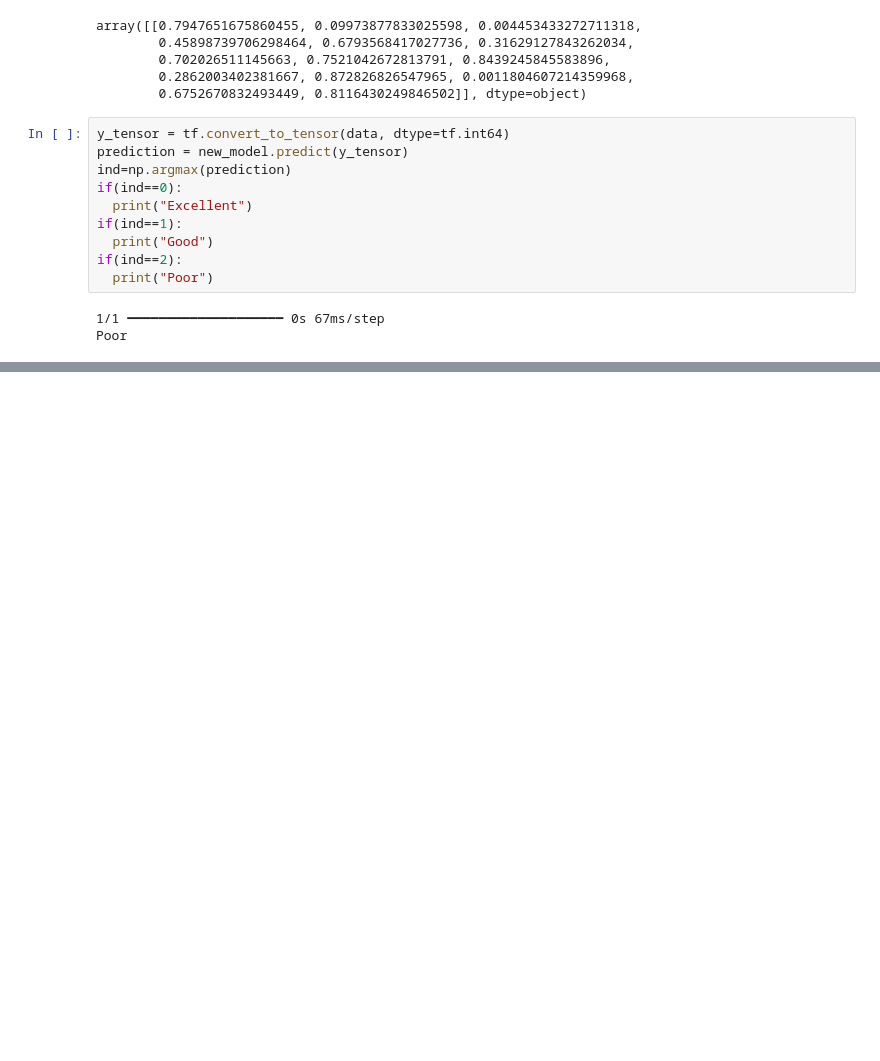
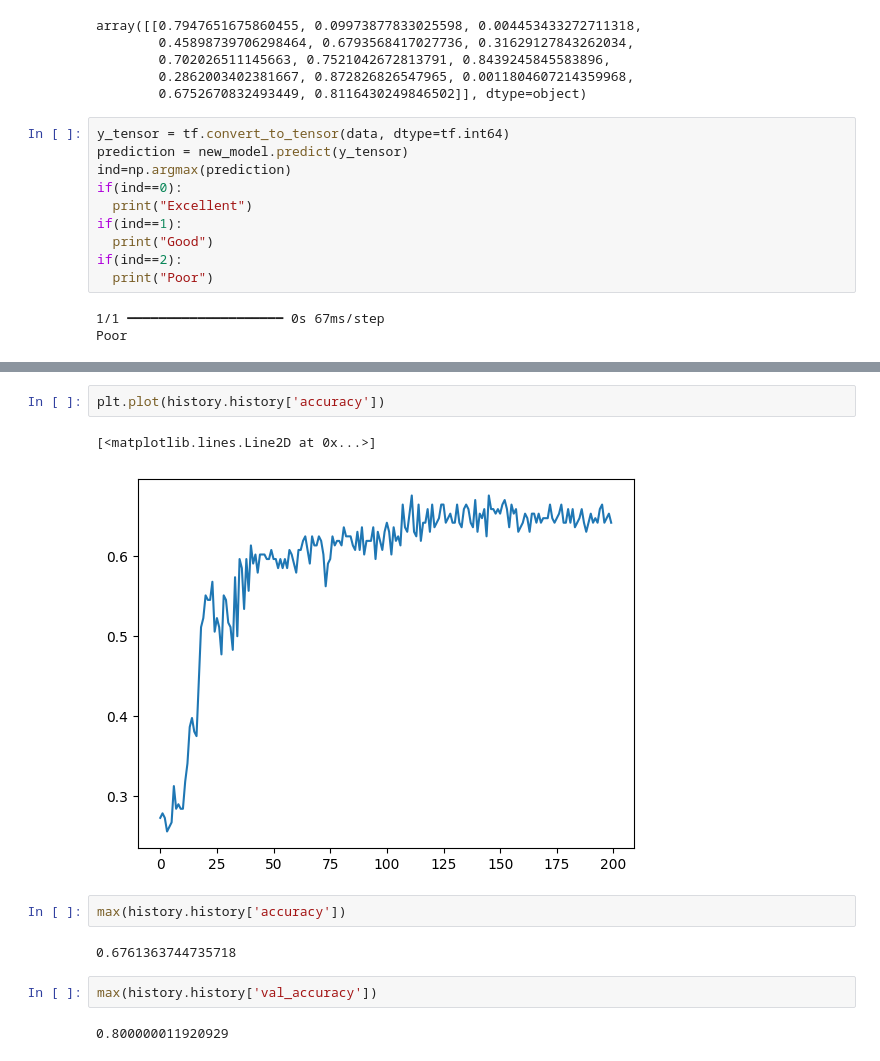
Before and after one commit to vvrgit/Aquaculture, a Jupyter notebook: Aquaculture_DNN_Spec.ipynb, the cells around one changed output, grey strips where cells are left out. Cells and saved outputs as stored; diff of their text form; blank space fills up the shorter version.

```diff
--- a/Aquaculture_DNN_Spec.ipynb
+++ b/Aquaculture_DNN_Spec.ipynb
@@ -747,0 +883,13 @@ Poor
+# %%
+plt.plot(history.history['accuracy'])
+# %% [output]
+[<matplotlib.lines.Line2D at 0x...>]
+[figure, added]
+# %%
+max(history.history['accuracy'])
+# %% [output]
+0.6761363744735718
+# %%
+max(history.history['val_accuracy'])
+# %% [output]
+0.800000011920929
```
Also changed, not shown: parts of 12 cells of this notebook.
